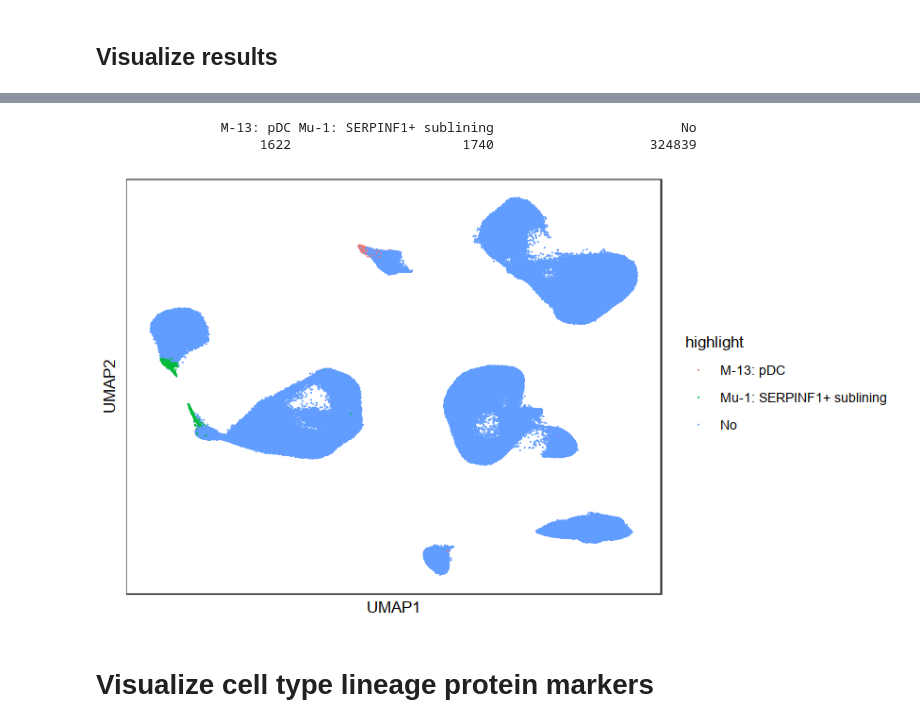
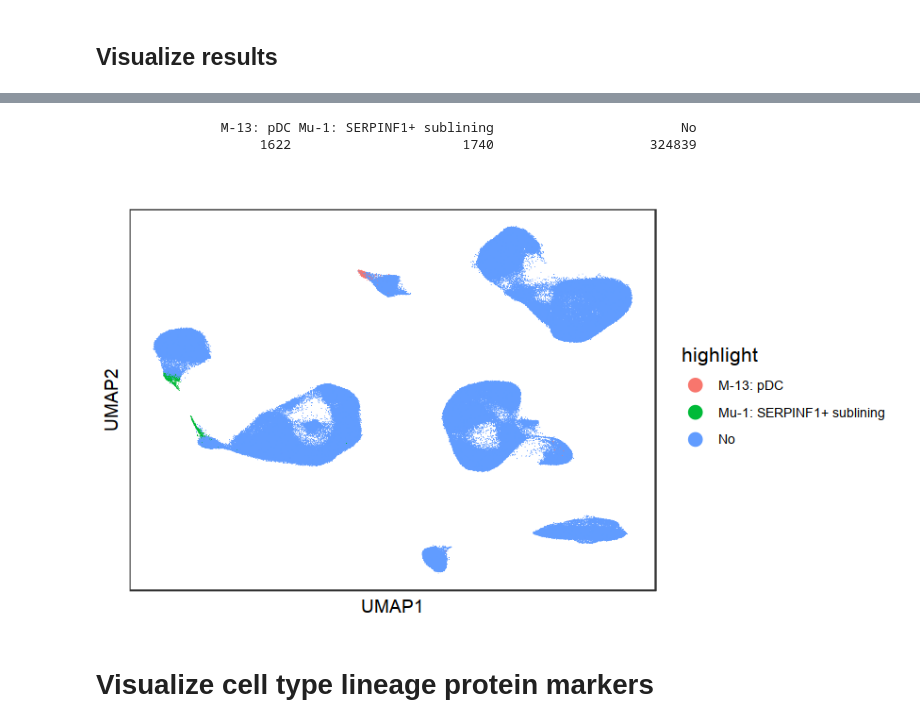
Before and after one commit to immunogenomics/RA_Atlas_CITEseq, a Jupyter notebook: code/all_celltype_reference.ipynb, the cells around one changed output, grey strips where cells are left out. Drawn from its saved outputs; the diff is of its cells as text; code cells hidden in the pictures.

```diff
--- a/code/all_celltype_reference.ipynb
+++ b/code/all_celltype_reference.ipynb
@@ -82,7 +82,7 @@ plotBasic = function(umap_labels,                # metadata, with UMAP labels in
     p = umap_labels %>%
             dplyr::sample_frac(1L) %>% # permute rows randomly
             ggplot(aes(x = UMAP1, y = UMAP2)) +
-            geom_point_rast(aes(col = get(color.by)), size = 0.3, stroke = 0.2, shape = 16)
+            geom_point_rast(aes(col = get(color.by)), size = 0.05, stroke = 0.2, shape = 16)
         if (!is.null(color.mapping)) { p = p + scale_color_manual(values = color.mapping) }
 
     # Default formatting
@@ -91,6 +91,9 @@ plotBasic = function(umap_labels,                # metadata, with UMAP labels in
             theme(plot.title = element_text(hjust = 0.5)) +
             theme(legend.position=legend.position) +
             theme(legend.text = element_text(size=8), legend.title=element_text(size=12)) +
+            theme(axis.text = element_blank()) +
+            theme(axis.ticks = element_blank()) +
+            theme(panel.grid = element_blank()) +
             guides(colour = guide_legend(override.aes = list(size = 4))) + guides(alpha = FALSE)
 
     if(!is.null(facet.by)) {
@@ -286,27 +270,12 @@ ggsave(file = paste("all_celltype_umap", ".png", sep = ""), width = 5, height =
 # %%
 umap_labels$highlight <- rep("No", nrow(umap_labels))
 umap_labels$highlight[which(umap_labels$cluster_name == "M-u1: SERPINF1+ sublining")] <- "Mu-1: SERPINF1+ sublining"
 umap_labels$highlight[which(umap_labels$cluster_name == "M-13: pDC")] <- "M-13: pDC"
 table(umap_labels$highlight)
 
 options(repr.plot.height = 4, repr.plot.width = 7)
-ggplot() +
-  geom_point(
-    data = umap_labels[sample(nrow(umap_labels)),],
-    mapping = aes_string(x = "UMAP1", y = "UMAP2", fill = "highlight"),
-    size = 0.3, stroke = 0.0001, shape = 21
-  ) +
-#   facet_wrap( ~ cluster_name) +
-#   scale_fill_manual(values = meta_colors$cell_type, name = "") +
-  theme_bw(base_size = 10) +
-  theme(
-#     legend.position = "none",
-    axis.text = element_blank(),
-    axis.ticks = element_blank(),
-    panel.grid = element_blank(),
-    plot.title = element_text(color="black", size=10)
-  )
+plotBasic(umap_labels, title = '', color.by = 'highlight')
 # %% [output]
                 M-13: pDC Mu-1: SERPINF1+ sublining                        No
                      1622                      1740                    324839
-[figure, old version]
+[figure, new version]
```
Also changed, not shown: parts of 5 cells of this notebook.
